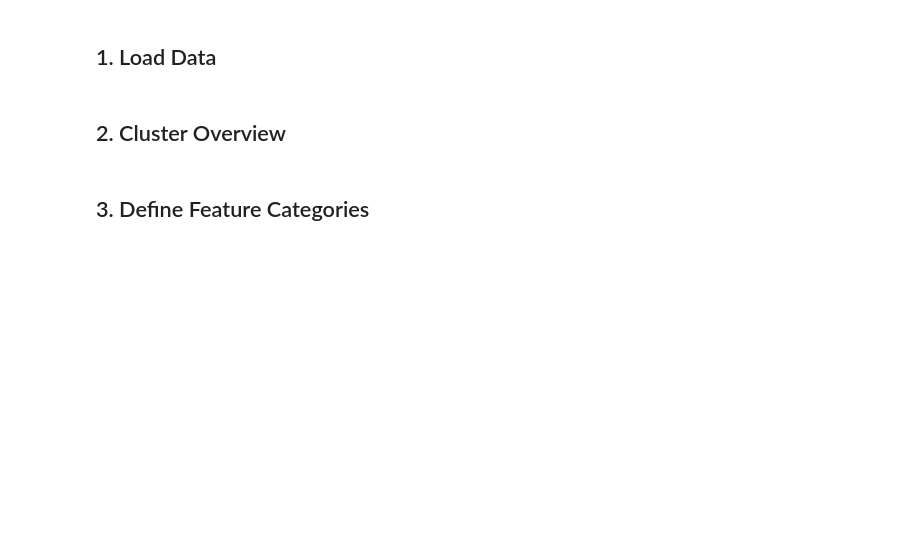
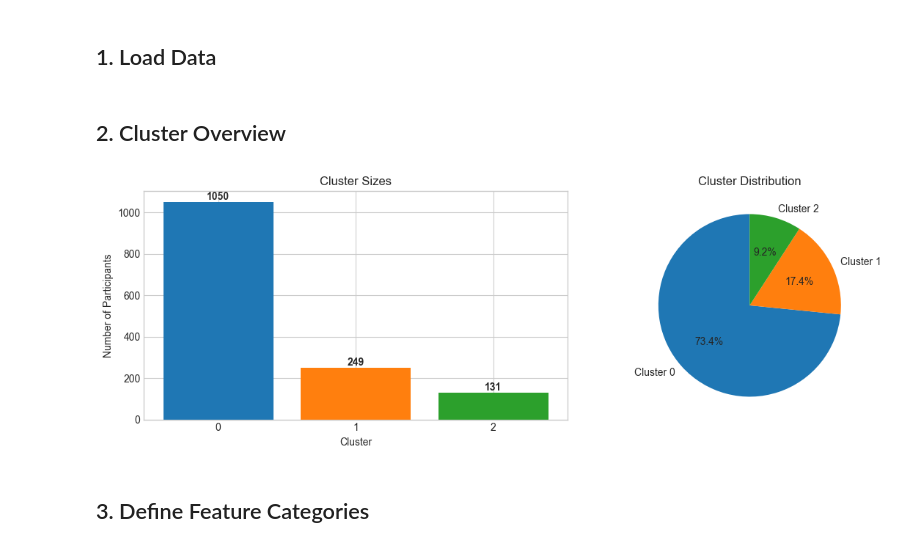
Before and after one commit to svenb23/ML-UL-FE, a Jupyter notebook: Notebooks/04_interpretation.ipynb, the cells around one changed output. Drawn from its saved outputs; the diff is of its cells as text; code cells hidden in the pictures; blank space fills up the shorter version.

Commit message:
Add cluster overview with distribution visualization

```diff
--- a/Notebooks/04_interpretation.ipynb
+++ b/Notebooks/04_interpretation.ipynb
@@ -17,6 +17,29 @@ plt.rcParams['font.size'] = 10
 df = pd.read_csv('../data/clustered/clustered_data.csv')
 # %% [markdown]
 ## 2. Cluster Overview
+# %%
+cluster_counts = df['cluster'].value_counts().sort_index()
+
+fig, axes = plt.subplots(1, 2, figsize=(12, 4))
+colors = plt.cm.tab10(range(len(cluster_counts)))
+
+axes[0].bar(cluster_counts.index, cluster_counts.values, color=colors)
+axes[0].set_xlabel('Cluster')
+axes[0].set_ylabel('Number of Participants')
+axes[0].set_title('Cluster Sizes')
+axes[0].set_xticks(cluster_counts.index)
+for i, v in enumerate(cluster_counts.values):
+    axes[0].text(i, v + 10, str(v), ha='center', fontweight='bold')
+
+axes[1].pie(cluster_counts.values, labels=[f'Cluster {i}' for i in cluster_counts.index],
+            autopct='%1.1f%%', colors=colors, startangle=90)
+axes[1].set_title('Cluster Distribution')
+
+plt.tight_layout()
+plt.savefig('../plots/cluster_distribution.png', dpi=150, bbox_inches='tight')
+plt.show()
+# %% [output]
+[figure, added]
 # %% [markdown]
 ## 3. Define Feature Categories
 # %% [markdown]
```
Also changed, not shown: 1 other file.
